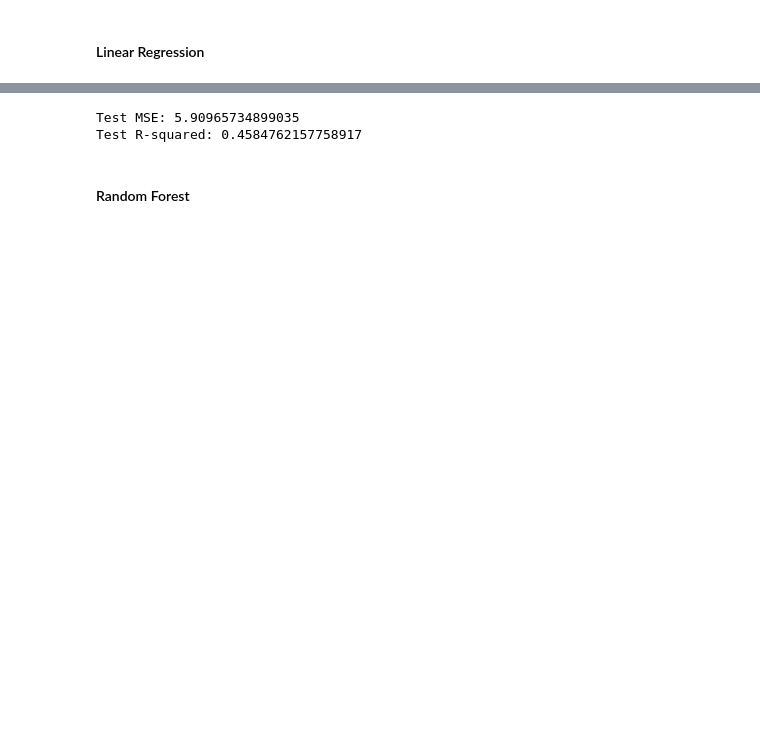
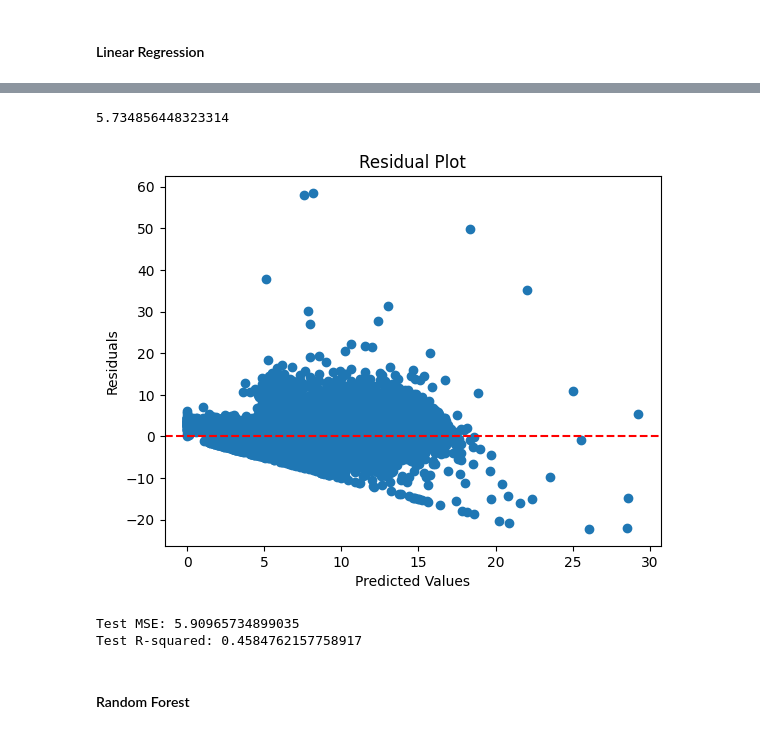
Before and after one commit to MSIA/MLDS400_group014, a Jupyter notebook: modeling/modelings.ipynb, the cells around one changed output, grey strips where cells are left out. Saved outputs shown, nothing was run; the diff lists cells and outputs as text; code cells hidden in the pictures; blank space fills up the shorter version.

Commit message:
change modeling

```diff
--- a/modeling/modelings.ipynb
+++ b/modeling/modelings.ipynb
@@ -67,6 +67,29 @@ Notes:
 [1] Standard Errors assume that the covariance matrix of the errors is correctly specified.
 [2] The condition number is large, 3.27e+07. This might indicate that there are
 strong multicollinearity or other numerical problems.
+# %%
+X_train_sm = sm.add_constant(X_train)
+# Make predictions on the test set
+y_train_pred = model.predict(X_train_sm)
+y_train_pred[y_train_pred < 0] = 0
+# Calculate residuals
+residuals = y_train - y_train_pred
+
+# Compute the Mean Squared Error
+mse = np.mean(residuals**2)
+mse
+# %% [output]
+5.734856448323314
+# %%
+# Plotting the Residual Plot
+plt.scatter(y_train_pred, residuals)
+plt.axhline(y=0, color='r', linestyle='--')
+plt.xlabel('Predicted Values')
+plt.ylabel('Residuals')
+plt.title('Residual Plot')
+plt.show()
+# %% [output]
+[figure, added]
 # %%
 X_test_sm = sm.add_constant(X_test)
 # Make predictions on the test set
```
Also changed, not shown: parts of 11 cells of this notebook.
